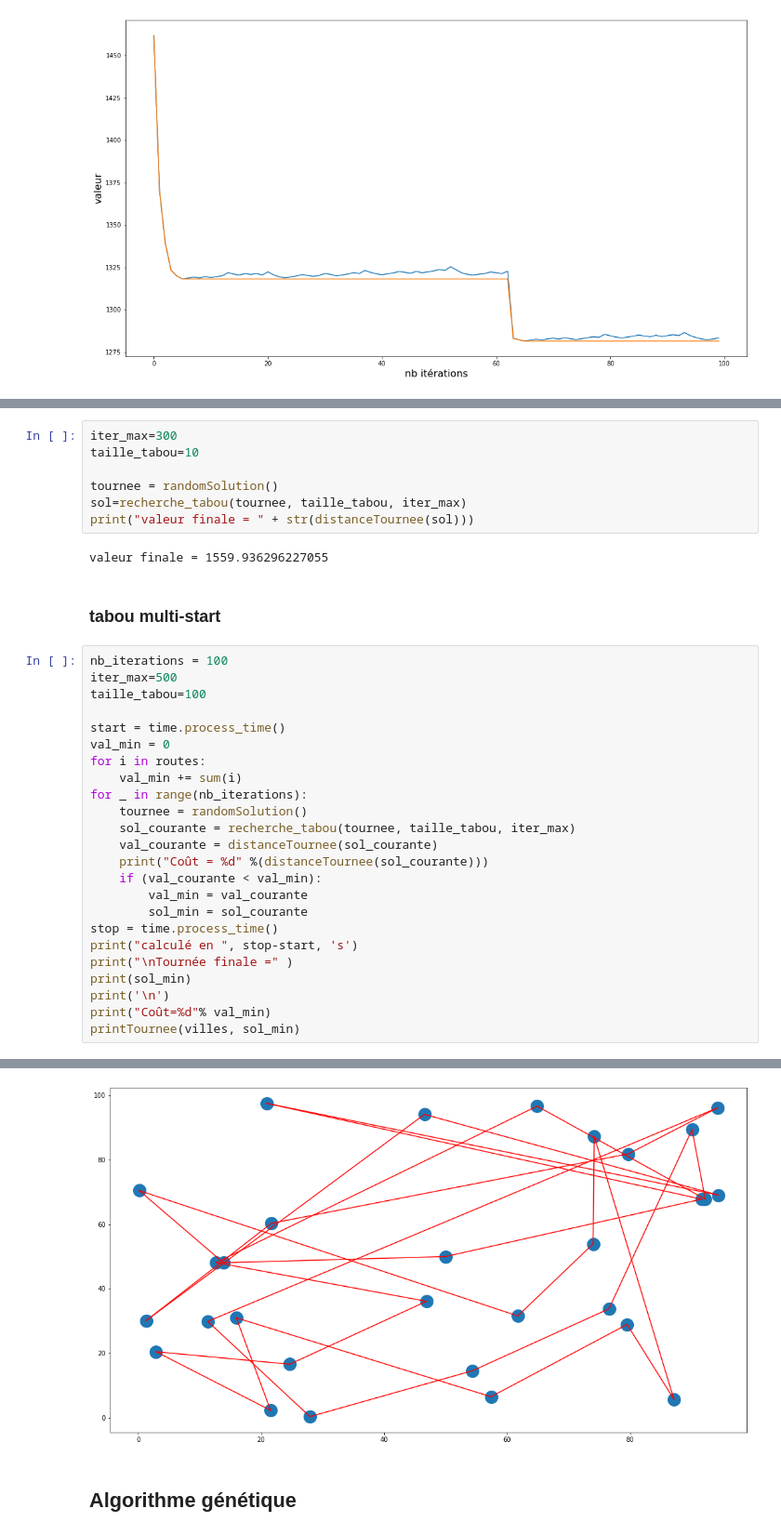
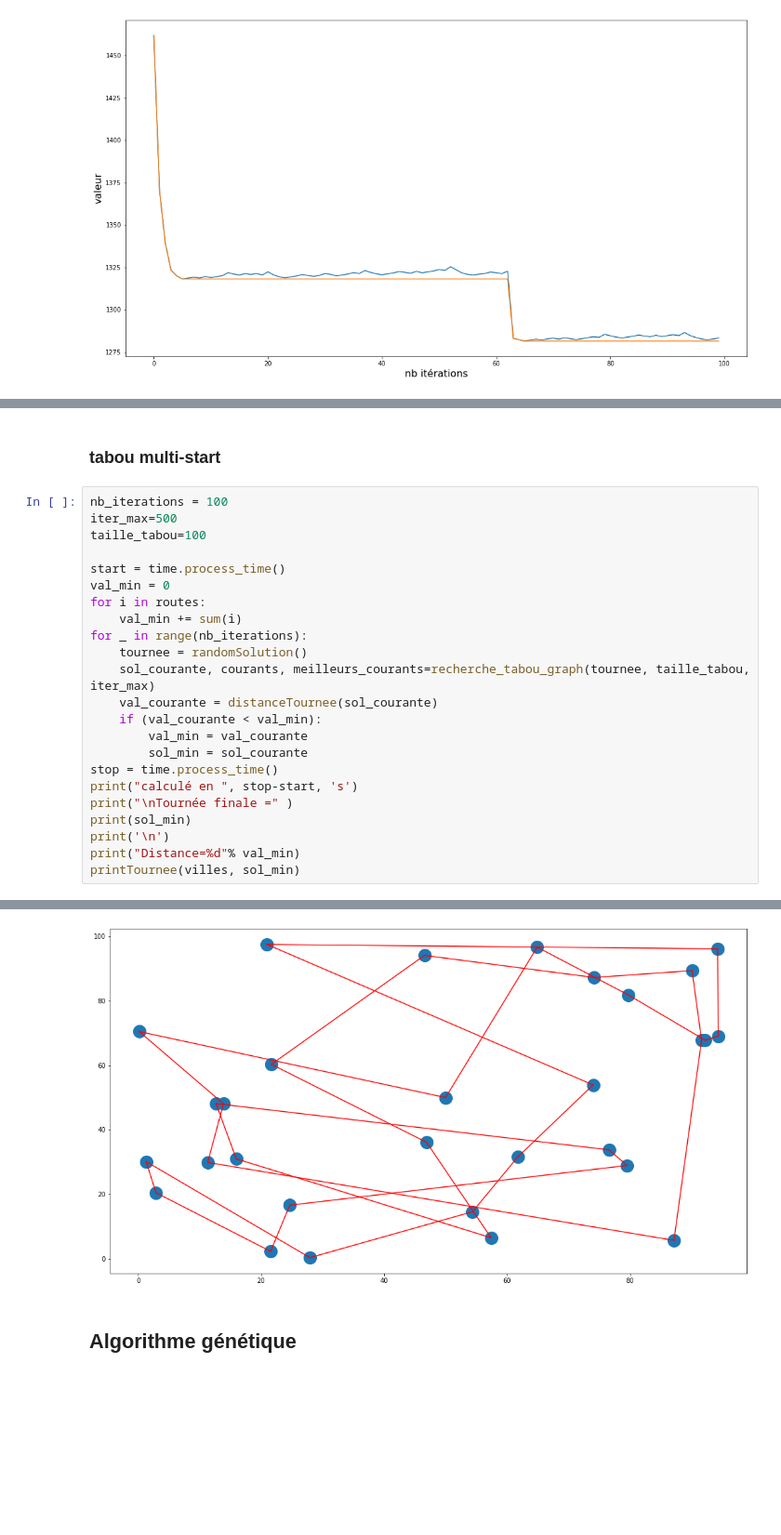
Before and after one commit to OscarPALISSOT/Routing_vehicule_problem_Python, a Jupyter notebook: Livrable2-FR.ipynb, the cells around one changed output, grey strips where cells are left out. Shown at 93% size. Cells and saved outputs as stored; diff of their text form; blank space fills up the shorter version.

```diff
--- a/Livrable2-FR.ipynb
+++ b/Livrable2-FR.ipynb
@@ -504,12 +464,3 @@ def recherche_tabou(solution_initiale, taille_tabou, iter_max):
-# %%
-iter_max=300
-taille_tabou=10
-
-tournee = randomSolution()
-sol=recherche_tabou(tournee, taille_tabou, iter_max)
-print("valeur finale = " + str(distanceTournee(sol)))
-# %% [output]
-valeur finale = 1559.936296227055
 # %% [markdown]
 ### tabou multi-start
 # %%
@@ -523,9 +474,8 @@ for i in routes:
     val_min += sum(i)
 for _ in range(nb_iterations):
     tournee = randomSolution()
-    sol_courante = recherche_tabou(tournee, taille_tabou, iter_max)
+    sol_courante, courants, meilleurs_courants=recherche_tabou_graph(tournee, taille_tabou, iter_max)
     val_courante = distanceTournee(sol_courante)
-    print("Coût = %d" %(distanceTournee(sol_courante)))
     if (val_courante < val_min):
         val_min = val_courante
         sol_min = sol_courante
@@ -534,6 +484,6 @@ print("calculé en ", stop-start, 's')
 print("\nTournée finale =" )
 print(sol_min)
 print('\n')
-print("Coût=%d"% val_min)
+print("Distance=%d"% val_min)
 printTournee(villes, sol_min)
 # %% [output]
@@ -557,4 +497,4 @@ Coût=1364
-[figure, old version]
+[figure, new version]
 # %% [markdown]
 ## Algorithme génétique
 # %%
```
Also changed, not shown: parts of 6 cells of this notebook.
